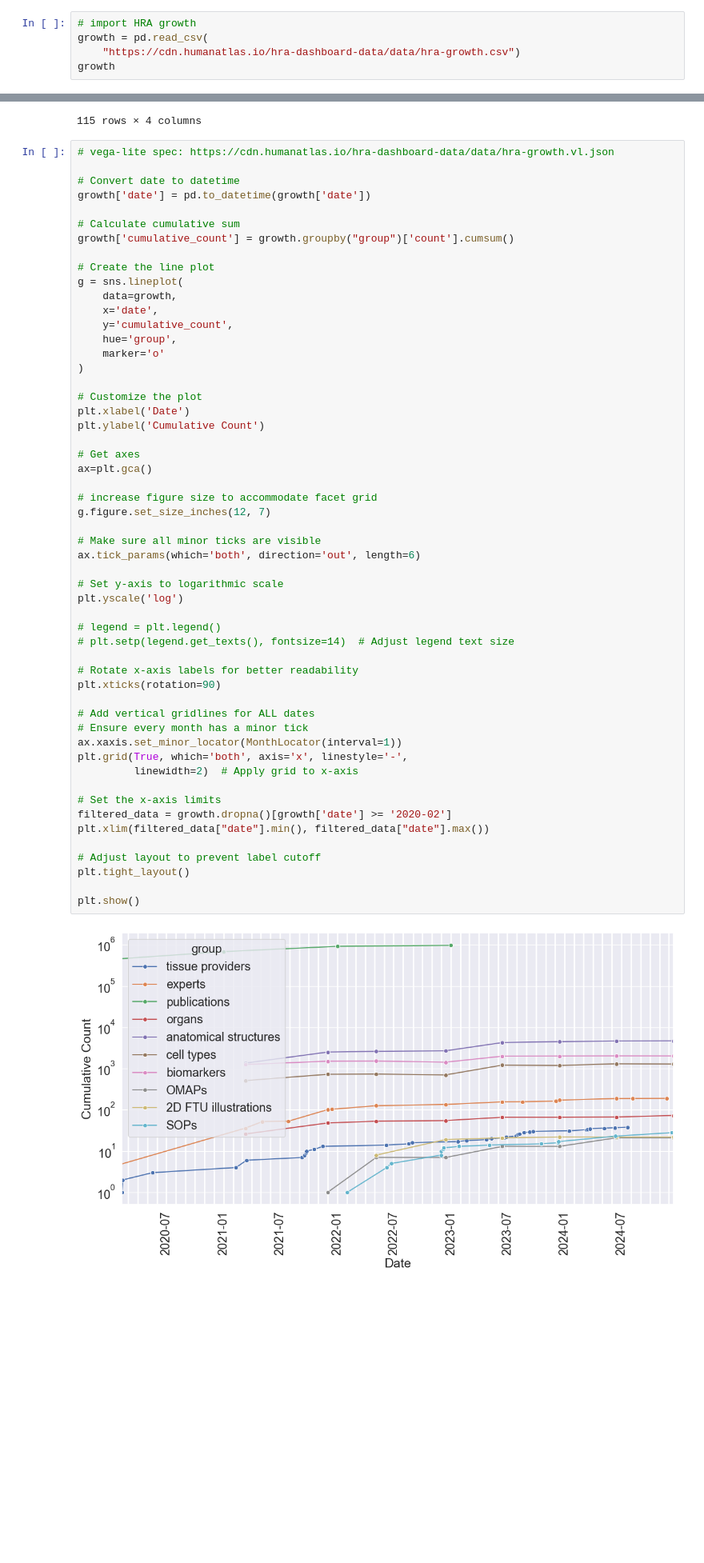
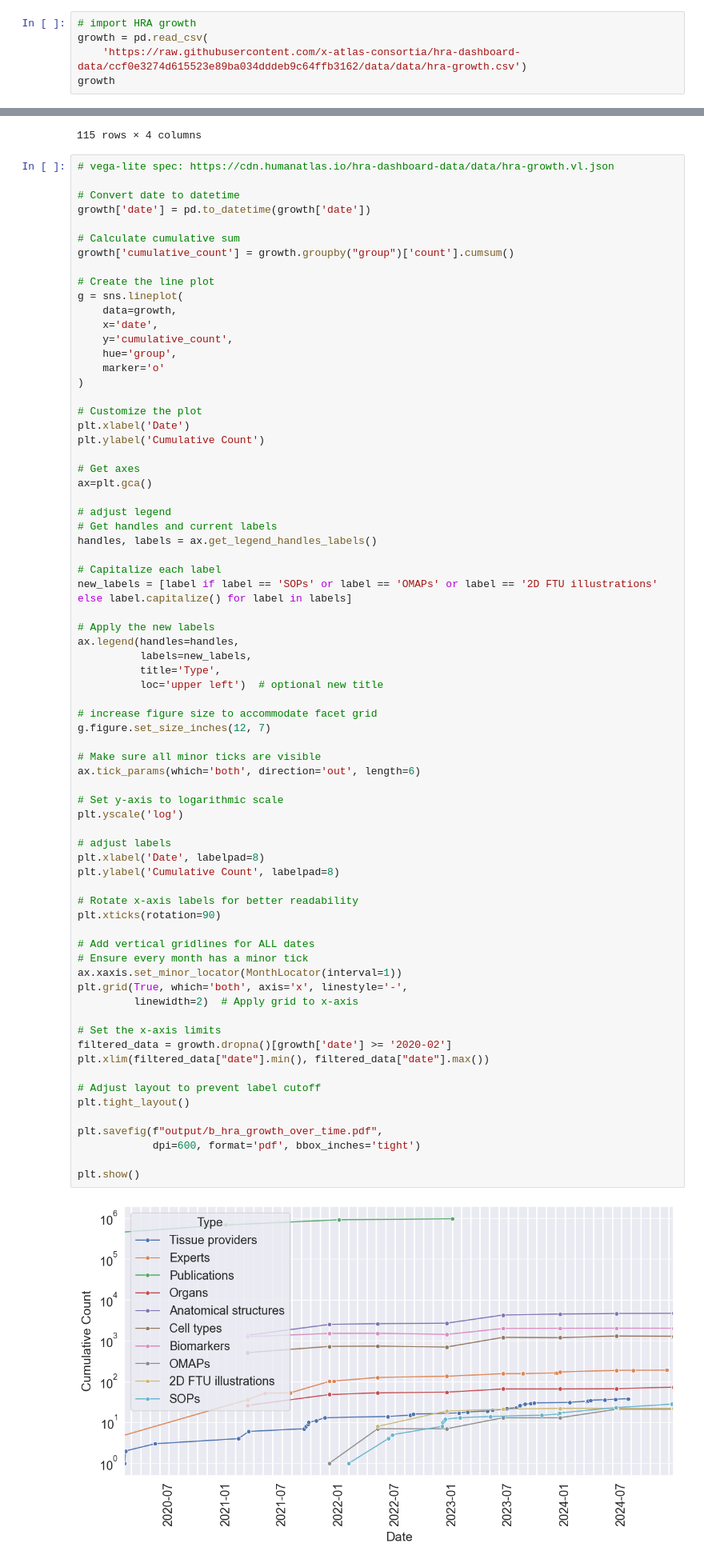
Before and after one commit to cns-iu/hra-kg-supporting-information, a Jupyter notebook: notebooks/hra-kg-technical-validation.ipynb, the cells around one changed output, grey strips where cells are left out. Shown at 80% size. Drawn from its saved outputs; the diff is of its cells as text; blank space fills up the shorter version.

```diff
--- a/notebooks/hra-kg-technical-validation.ipynb
+++ b/notebooks/hra-kg-technical-validation.ipynb
@@ -160,7 +160,7 @@ Name: edge_types, dtype: int64
 # %%
 # import HRA growth
 growth = pd.read_csv(
-    "https://cdn.humanatlas.io/hra-dashboard-data/data/hra-growth.csv")
+    'https://raw.githubusercontent.com/x-atlas-consortia/hra-dashboard-data/ccf0e3274d615523e89ba034dddeb9c64ffb3162/data/data/hra-growth.csv')
 growth
 # %% [output]
 |  | group | date | count | order |
@@ -201,37 +201,54 @@ plt.ylabel('Cumulative Count')
 # Get axes
 ax=plt.gca()
 
+# adjust legend
+# Get handles and current labels
+handles, labels = ax.get_legend_handles_labels()
+
+# Capitalize each label
+new_labels = [label if label == 'SOPs' or label == 'OMAPs' or label == '2D FTU illustrations' else label.capitalize() for label in labels]
+
+# Apply the new labels
+ax.legend(handles=handles,
+          labels=new_labels,
+          title='Type',
+          loc='upper left')  # optional new title
+
 # increase figure size to accommodate facet grid
 g.figure.set_size_inches(12, 7)
 
 # Make sure all minor ticks are visible
 ax.tick_params(which='both', direction='out', length=6)
 
 # Set y-axis to logarithmic scale
 plt.yscale('log')
 
-# legend = plt.legend()
-# plt.setp(legend.get_texts(), fontsize=14)  # Adjust legend text size
+# adjust labels
+plt.xlabel('Date', labelpad=8)
+plt.ylabel('Cumulative Count', labelpad=8)
 
 # Rotate x-axis labels for better readability
 plt.xticks(rotation=90)
 
 # Add vertical gridlines for ALL dates
 # Ensure every month has a minor tick
 ax.xaxis.set_minor_locator(MonthLocator(interval=1))
 plt.grid(True, which='both', axis='x', linestyle='-',
          linewidth=2)  # Apply grid to x-axis
 
 # Set the x-axis limits
 filtered_data = growth.dropna()[growth['date'] >= '2020-02']
 plt.xlim(filtered_data["date"].min(), filtered_data["date"].max())
 
 # Adjust layout to prevent label cutoff
 plt.tight_layout()
 
+plt.savefig(f"output/b_hra_growth_over_time.pdf",
+            dpi=600, format='pdf', bbox_inches='tight')
+
 plt.show()
 # %% [output]
-[figure, old version]
+[figure, new version]
 # %% [markdown]
 ## (2) DOs per organ
 # %%
```
Also changed, not shown: parts of 23 cells of this notebook, 4 other files.
